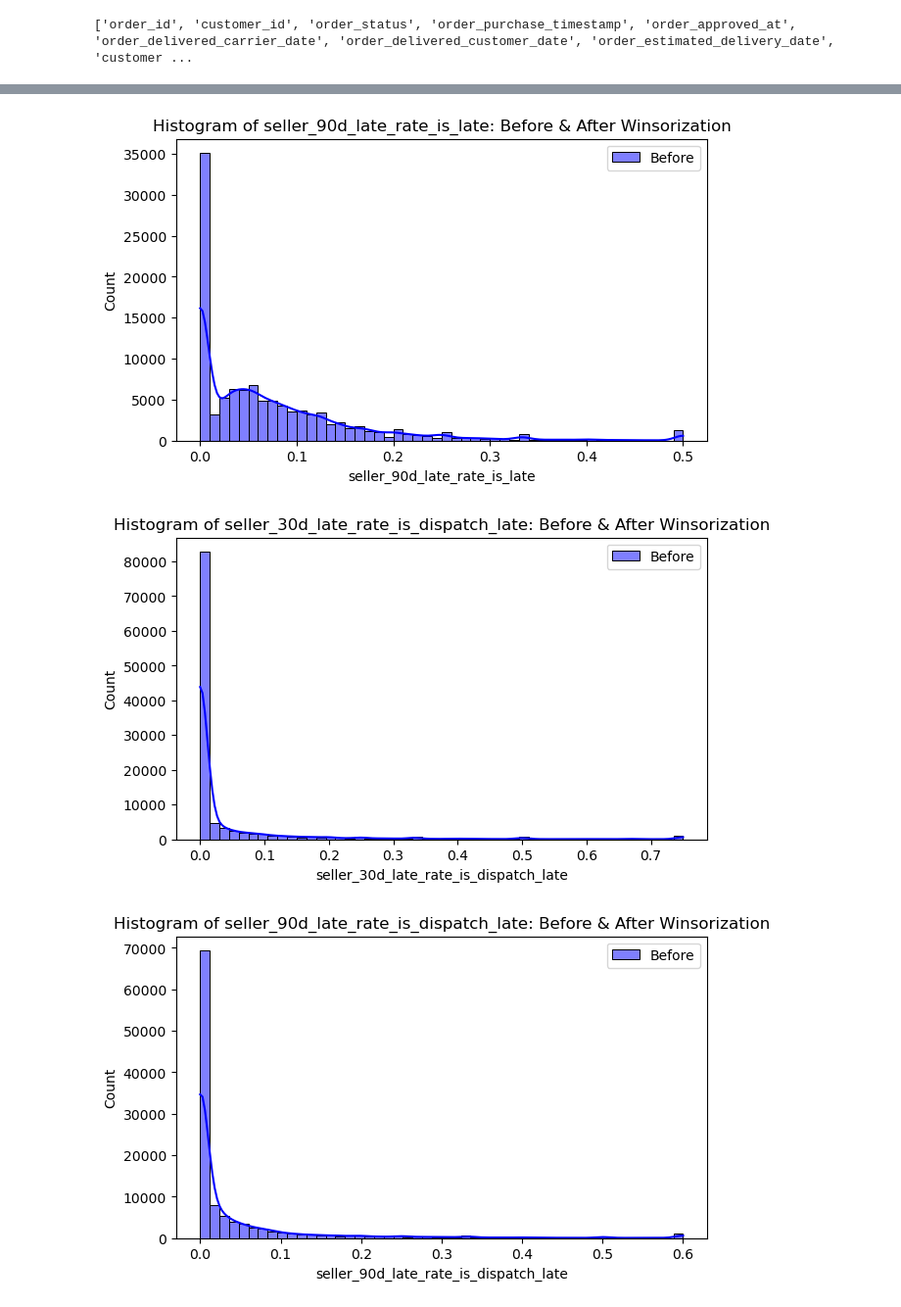
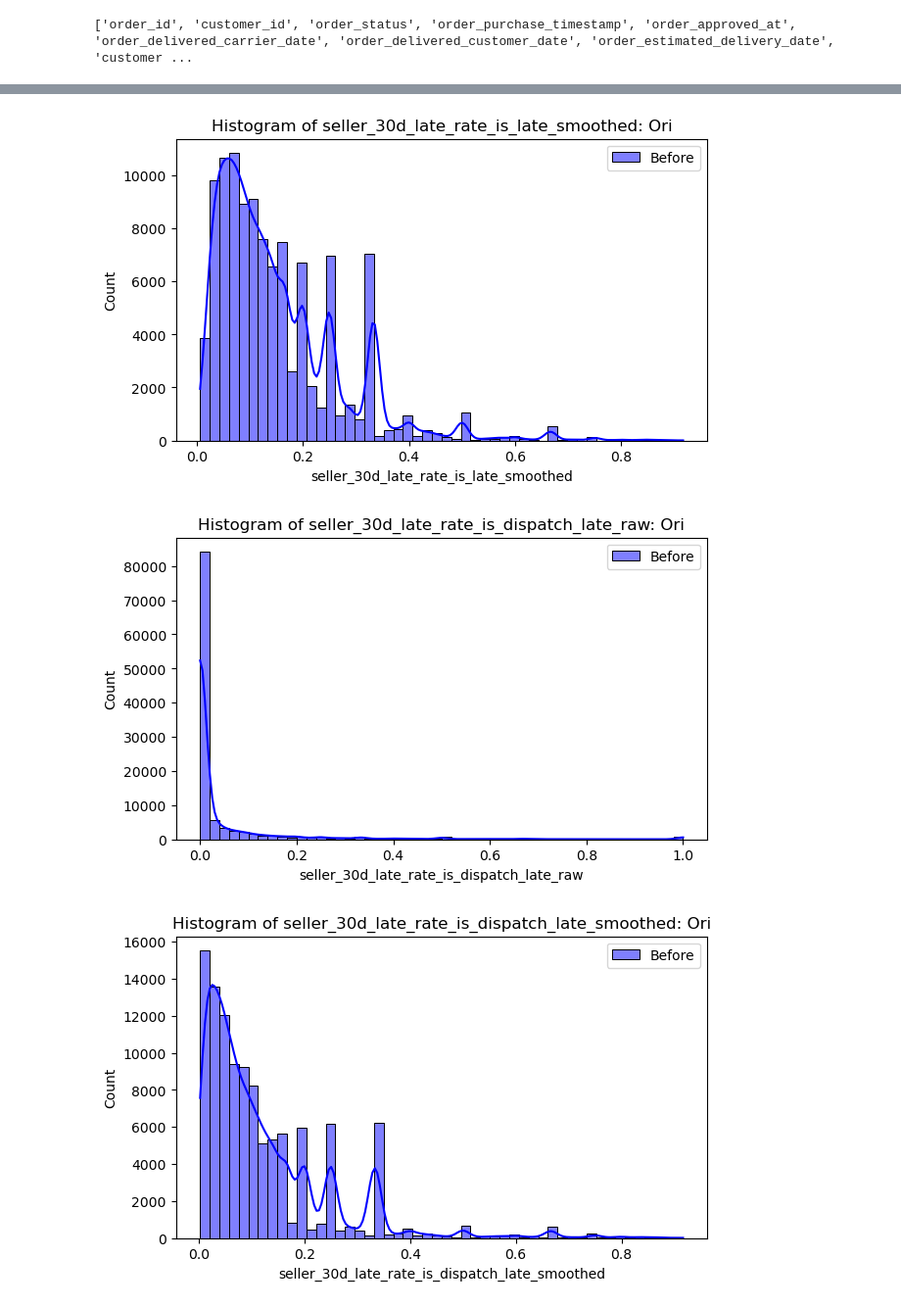
Before and after one commit to RioPramana21/Final-Project-Olist, a Jupyter notebook: preparation_notebooks/Olist ML_Jo.ipynb, the cells around one changed output, grey strips where cells are left out. Shown at 98% size. Cells and saved outputs as stored; diff of their text form; code cells hidden in the pictures.

Commit message:
adding smooth formula Laplace

```diff
--- a/preparation_notebooks/Olist ML_Jo.ipynb
+++ b/preparation_notebooks/Olist ML_Jo.ipynb
@@ -183,28 +183,3 @@ New features :
 1.
 # %% [markdown]
 1. Seller 30 and 90's days rolling late delivery and order account
-# %%
-
-df = df.sort_values(['seller_id', 'order_approved_at'])
-
-def cycled_features(df, days, target_col):
-    results = pd.Series(index=df.index, dtype='float')
-    counts = pd.Series(index=df.index, dtype='int')
-    for seller_id, s_group in df.groupby('seller_id'):
-        s_group = s_group.sort_values('order_approved_at')
-        rate_list = []
-        count_list = []
-        for idx, row in s_group.iterrows():
-            end_date = row['order_approved_at']
-            start_date = end_date - pd.Timedelta(days=days)
-            window = s_group[(s_group['order_approved_at'] >= start_date) & (s_group['order_approved_at'] <= end_date)]
-            rate = window[target_col].mean() if not window.empty else 0
-            count = len(window)
-            rate_list.append(rate)
-            count_list.append(count)
-        results.loc[s_group.index] = rate_list
-        counts.loc[s_group.index] = count_list
-    return results, counts
-
-df['seller_30d_late_rate_is_late'], df['seller_30d_order_count'] = cycled_features(df, 30, 'is_late')
-df['seller_90d_late_rate_is_late'], df['seller_90d_order_count'] = cycled_features(df, 90, 'is_late')
@@ -307,10 +325,14 @@ print(df.columns.tolist())
 # %%
 
 numerical_features = [
-    'seller_30d_late_rate_is_late',
-    'seller_90d_late_rate_is_late',
-    'seller_30d_late_rate_is_dispatch_late',
-    'seller_90d_late_rate_is_dispatch_late',
+    'seller_30d_late_rate_is_late_raw',
+    'seller_30d_late_rate_is_late_smoothed',
+    'seller_30d_late_rate_is_dispatch_late_raw',
+    'seller_30d_late_rate_is_dispatch_late_smoothed',
+    'seller_90d_late_rate_is_late_raw',
+    'seller_90d_late_rate_is_late_smoothed',
+    'seller_90d_late_rate_is_dispatch_late_raw',
+    'seller_90d_late_rate_is_dispatch_late_smoothed',
     'seller_30d_order_count',
     'seller_90d_order_count',
     'total_order_lifetime',
@@ -379,6 +409,6 @@ for col in numerical_features:
     plt.figure(figsize=(7, 4))
     sns.histplot(df[col], bins=50, kde=True, color='blue', label='Before', alpha=0.5)
     plt.legend()
-    plt.title(f'Histogram of {col}: Before & After Winsorization')
+    plt.title(f'Histogram of {col}: Ori')
     plt.show()
 # %% [output]
@@ -386,3 +416,3 @@ for col in numerical_features:
-[figure, old version]
+[figure, new version]
-[figure, old version]
+[figure, new version]
-[figure, old version]
+[figure, new version]
```
Also changed, not shown: parts of 19 cells of this notebook.
